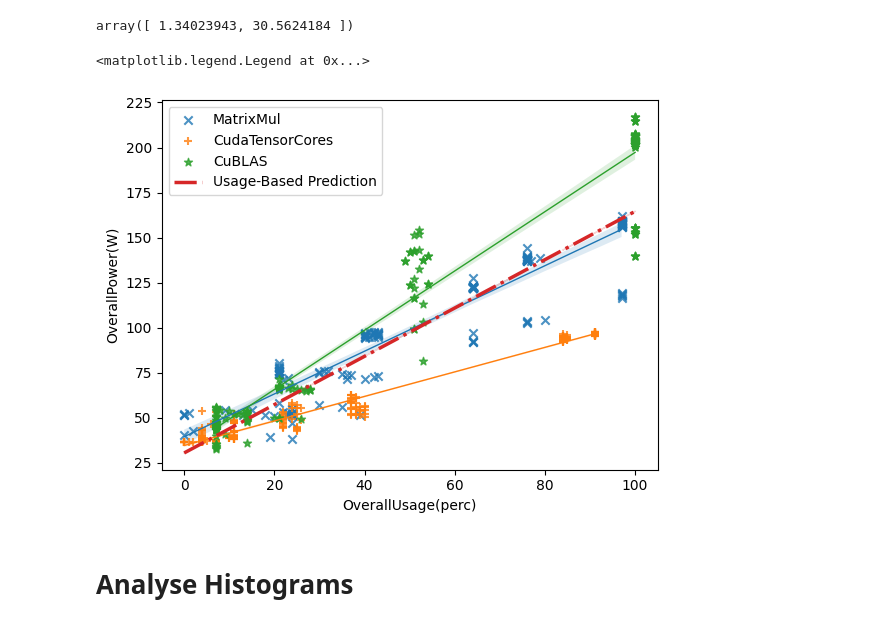
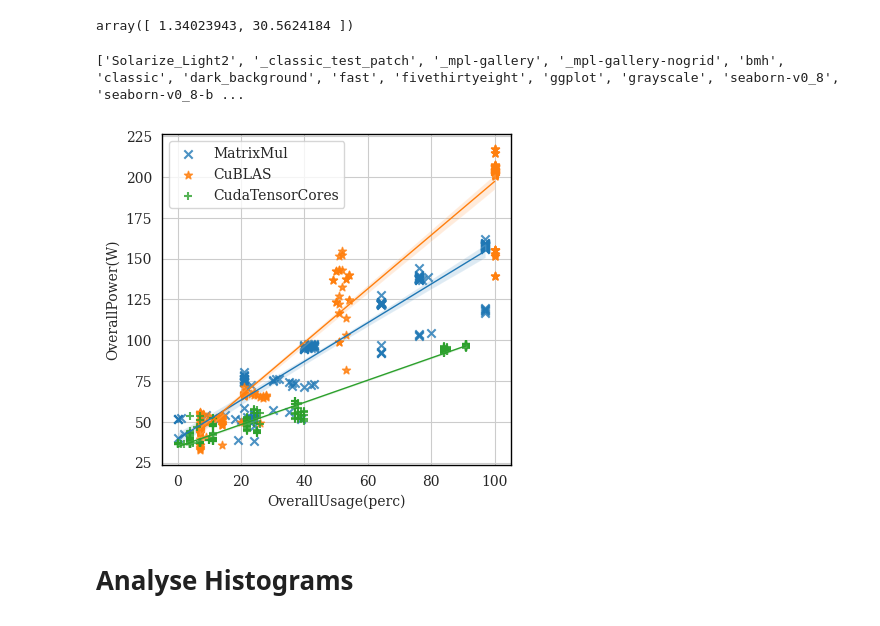
Before and after one commit to lleon95/efimon-gpu-benchmarks, a Jupyter notebook: data/ProcessData.ipynb, the cells around one changed output. Saved outputs shown, nothing was run; the diff lists cells and outputs as text; code cells hidden in the pictures.

Commit message:
Update plots

```diff
--- a/data/ProcessData.ipynb
+++ b/data/ProcessData.ipynb
@@ -6,6 +6,12 @@ import numpy as np
 import seaborn as sns
 import os
 from scipy import signal, optimize
+# %%
+sns.set_style("whitegrid")
+plt.rcParams['figure.figsize'] = 3.5, 4
+plt.rcParams['axes.edgecolor'] = 'black'
+plt.rcParams['axes.linewidth'] = 1
+plt.rcParams["font.family"] = "DeJavu Serif"
 # %%
 def load_dataset():
     df_list = []
@@ -107,16 +113,20 @@ prediction = []
 for row in A:
     prediction.append(row.dot(coeff_1))
 df["prediction"] = prediction
+# %%
+print (plt.style.available)
+# %% [output]
+['Solarize_Light2', '_classic_test_patch', '_mpl-gallery', '_mpl-gallery-nogrid', 'bmh', 'classic', 'dark_background', 'fast', 'fivethirtyeight', 'ggplot', 'grayscale', 'seaborn-v0_8', 'seaborn-v0_8-b ...
 # %%
 #sns.lineplot(df, x='OverallUsage(perc)', y='OverallPower(W)', label='Overall')
+plt.rcParams['figure.figsize'] = 4.5, 4.3
 sns.regplot(df[df['benchmark'] == 'matrix-mul'], x='OverallUsage(perc)', y='OverallPower(W)', label='MatrixMul',marker="x", line_kws=dict(linewidth=1))
+sns.regplot(df[df['benchmark'] == 'cublas'], x='OverallUsage(perc)', y='OverallPower(W)', label='CuBLAS', marker="*", line_kws=dict(linewidth=1))
 sns.regplot(df[df['benchmark'] == 'cuda-tensor'], x='OverallUsage(perc)', y='OverallPower(W)', label='CudaTensorCores',marker="+", line_kws=dict(linewidth=1))
-sns.regplot(df[df['benchmark'] == 'cublas'], x='OverallUsage(perc)', y='OverallPower(W)', label='CuBLAS', marker="*", line_kws=dict(linewidth=1))
-sns.lineplot(df, x='OverallUsage(perc)', y='prediction', label='Usage-Based Prediction', linewidth=2.5, linestyle='-.')
 plt.legend()
+plt.savefig("tendencies-gpu.pdf")
 # %% [output]
-<matplotlib.legend.Legend at 0x...>
-[figure, old version]
+[figure, new version]
 # %% [markdown]
 # Analyse Histograms
 # %%
```
Also changed, not shown: parts of 23 cells of this notebook, 6 other files.
